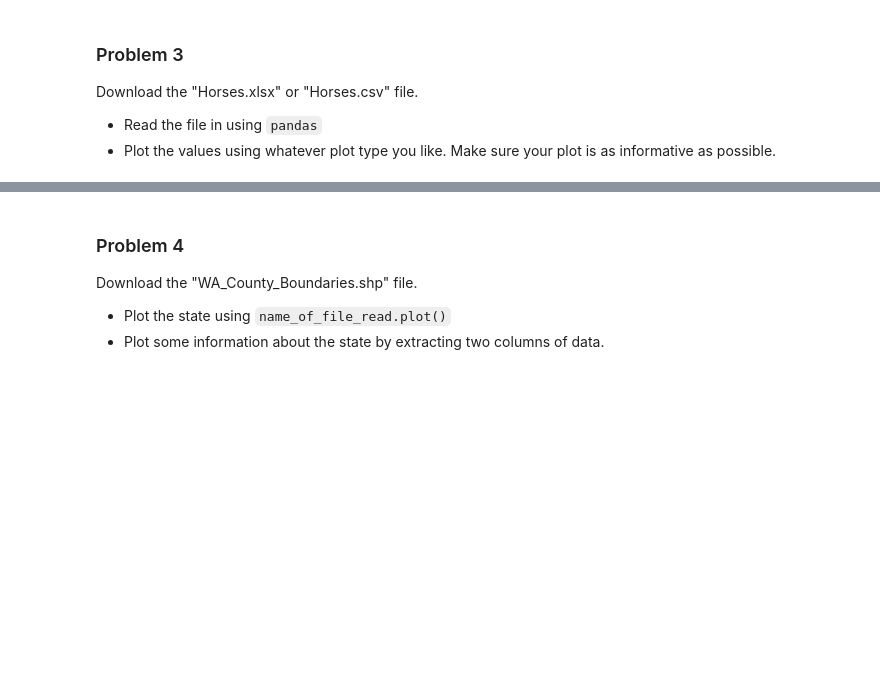
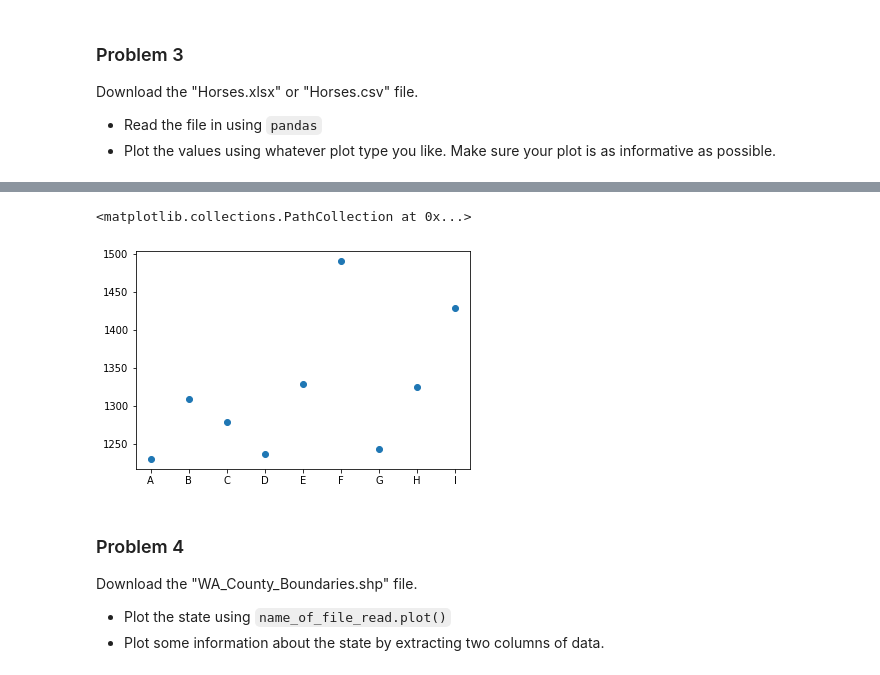
Before and after one commit to garrett-kepler/Math-300----Mathematical-Computing, a Jupyter notebook: Labs/Week 3 -- Data Science & Visualization/Week 3 Day 2 Lab.ipynb, the cells around one changed output, grey strips where cells are left out. Saved outputs shown, nothing was run; the diff lists cells and outputs as text; code cells hidden in the pictures; blank space fills up the shorter version.

```diff
--- a/Labs/Week 3 -- Data Science & Visualization/Week 3 Day 2 Lab.ipynb
+++ b/Labs/Week 3 -- Data Science & Visualization/Week 3 Day 2 Lab.ipynb
@@ -14,3 +53,12 @@ Download the "Horses.xlsx" or "Horses.csv" file.
+# %%
+data = pd.read_csv("Datasets/Horses.csv")
+xdata = data['Horse']
+ydata = data['Race Finish Time']
+# %%
+plt.scatter(xdata, ydata)
+# %% [output]
+<matplotlib.collections.PathCollection at 0x...>
+[figure, added]
 # %% [markdown]
 ### Problem 4
 Download the "WA_County_Boundaries.shp" file.
```
Also changed, not shown: parts of 4 cells of this notebook, 2 other files.
